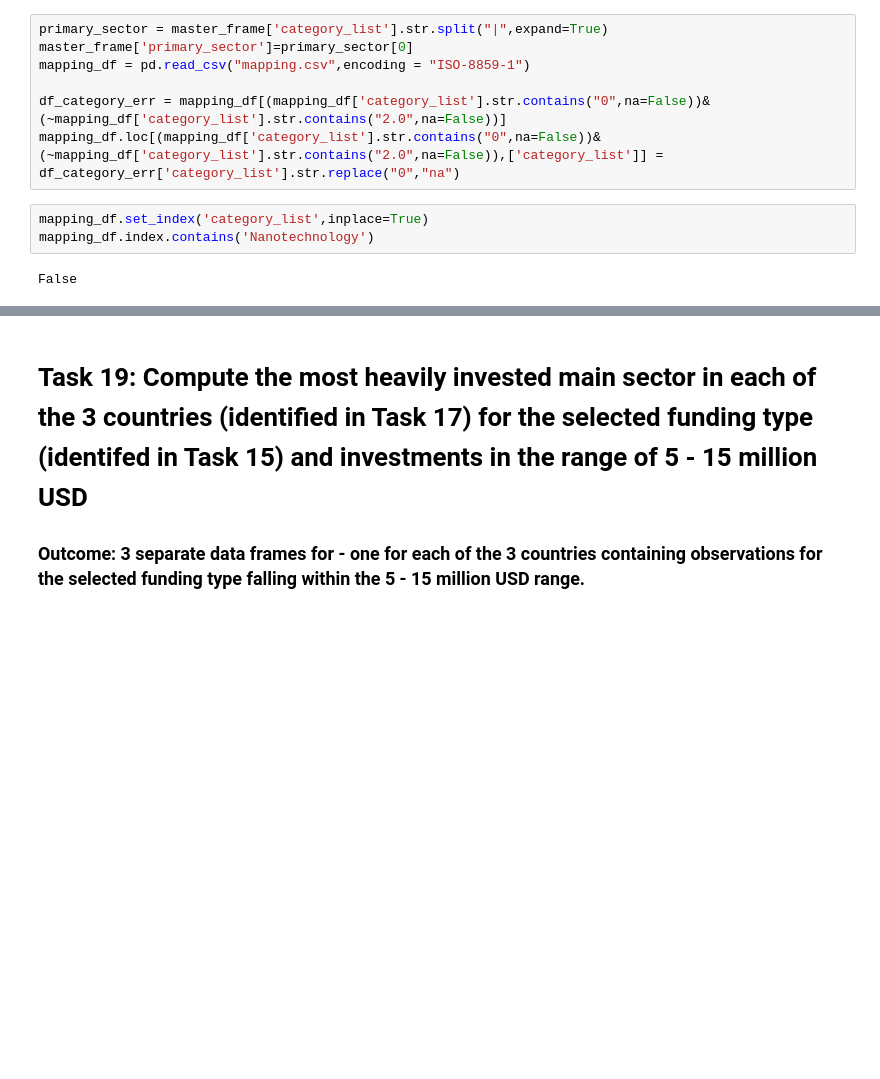
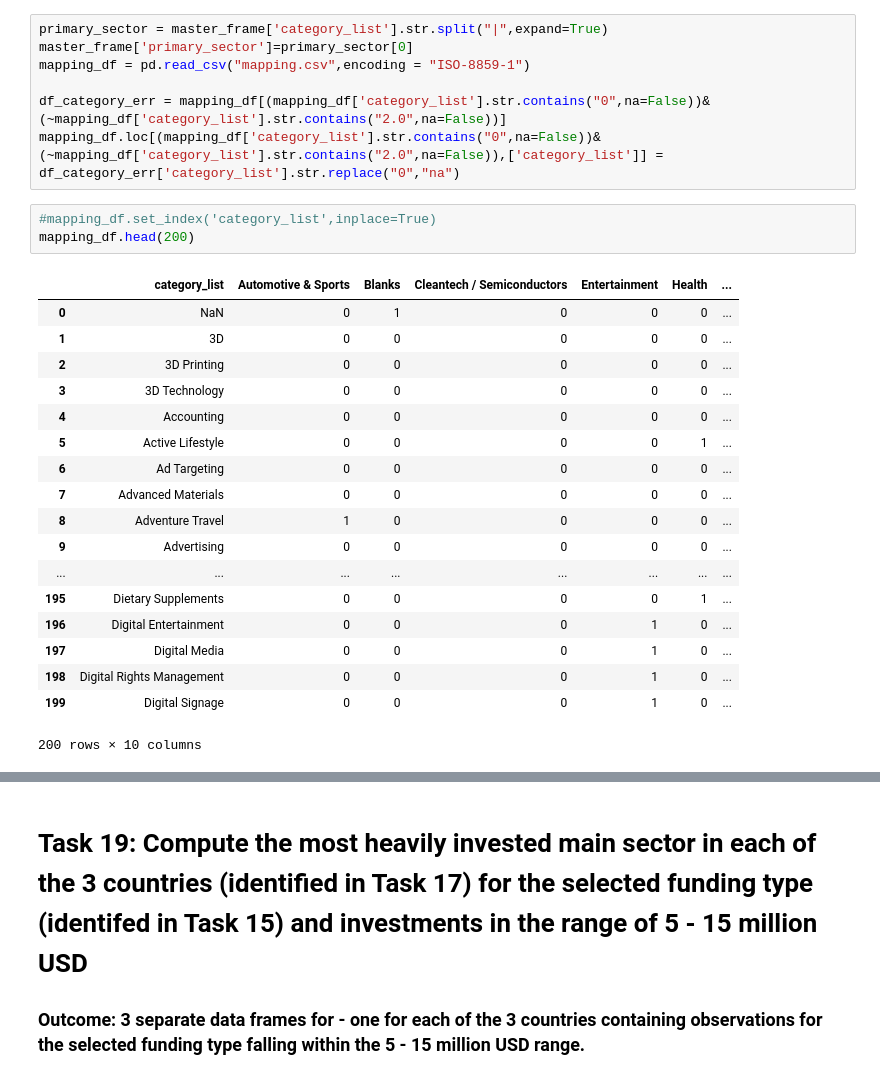
Before and after one commit to Nanditha-G-N/Machine-Learning-Case-Studies, a Jupyter notebook: investment-case-study.ipynb, the cells around one changed output, grey strips where cells are left out. Saved outputs shown, nothing was run; the diff lists cells and outputs as text; blank space fills up the shorter version.

```diff
--- a/investment-case-study.ipynb
+++ b/investment-case-study.ipynb
@@ -232,10 +233,27 @@ mapping_df = pd.read_csv("mapping.csv",encoding = "ISO-8859-1")
 df_category_err = mapping_df[(mapping_df['category_list'].str.contains("0",na=False))&(~mapping_df['category_list'].str.contains("2.0",na=False))]
 mapping_df.loc[(mapping_df['category_list'].str.contains("0",na=False))&(~mapping_df['category_list'].str.contains("2.0",na=False)),['category_list']] = df_category_err['category_list'].str.replace("0","na")
 # %%
-mapping_df.set_index('category_list',inplace=True)
-mapping_df.index.contains('Nanotechnology')
+#mapping_df.set_index('category_list',inplace=True)
+mapping_df.head(200)
 # %% [output]
+|  | category_list | Automotive & Sports | Blanks | Cleantech / Semiconductors | Entertainment | Health | ... |
+| 0 | NaN | 0 | 1 | 0 | 0 | 0 | ... |
+| 1 | 3D | 0 | 0 | 0 | 0 | 0 | ... |
+| 2 | 3D Printing | 0 | 0 | 0 | 0 | 0 | ... |
+| 3 | 3D Technology | 0 | 0 | 0 | 0 | 0 | ... |
+| 4 | Accounting | 0 | 0 | 0 | 0 | 0 | ... |
+| 5 | Active Lifestyle | 0 | 0 | 0 | 0 | 1 | ... |
+| 6 | Ad Targeting | 0 | 0 | 0 | 0 | 0 | ... |
+| 7 | Advanced Materials | 0 | 0 | 0 | 0 | 0 | ... |
+| 8 | Adventure Travel | 1 | 0 | 0 | 0 | 0 | ... |
+| 9 | Advertising | 0 | 0 | 0 | 0 | 0 | ... |
+| ... | ... | ... | ... | ... | ... | ... | ... |
+| 195 | Dietary Supplements | 0 | 0 | 0 | 0 | 1 | ... |
+| 196 | Digital Entertainment | 0 | 0 | 0 | 1 | 0 | ... |
+| 197 | Digital Media | 0 | 0 | 0 | 1 | 0 | ... |
+| 198 | Digital Rights Management | 0 | 0 | 0 | 1 | 0 | ... |
+| 199 | Digital Signage | 0 | 0 | 0 | 1 | 0 | ... |
-False
+200 rows × 10 columns
 # %%
 def map_sector(sector):
     if mapping_df.index.contains(sector):
```
Also changed, not shown: parts of 13 cells of this notebook.
